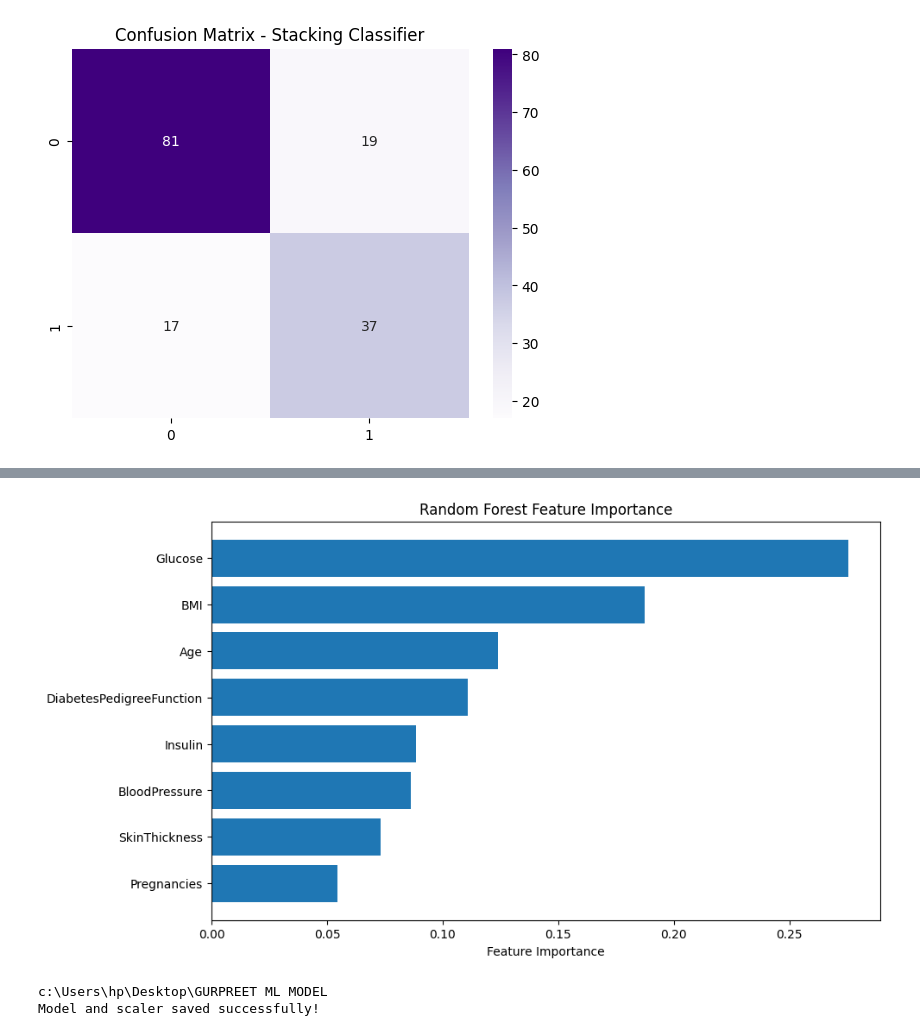
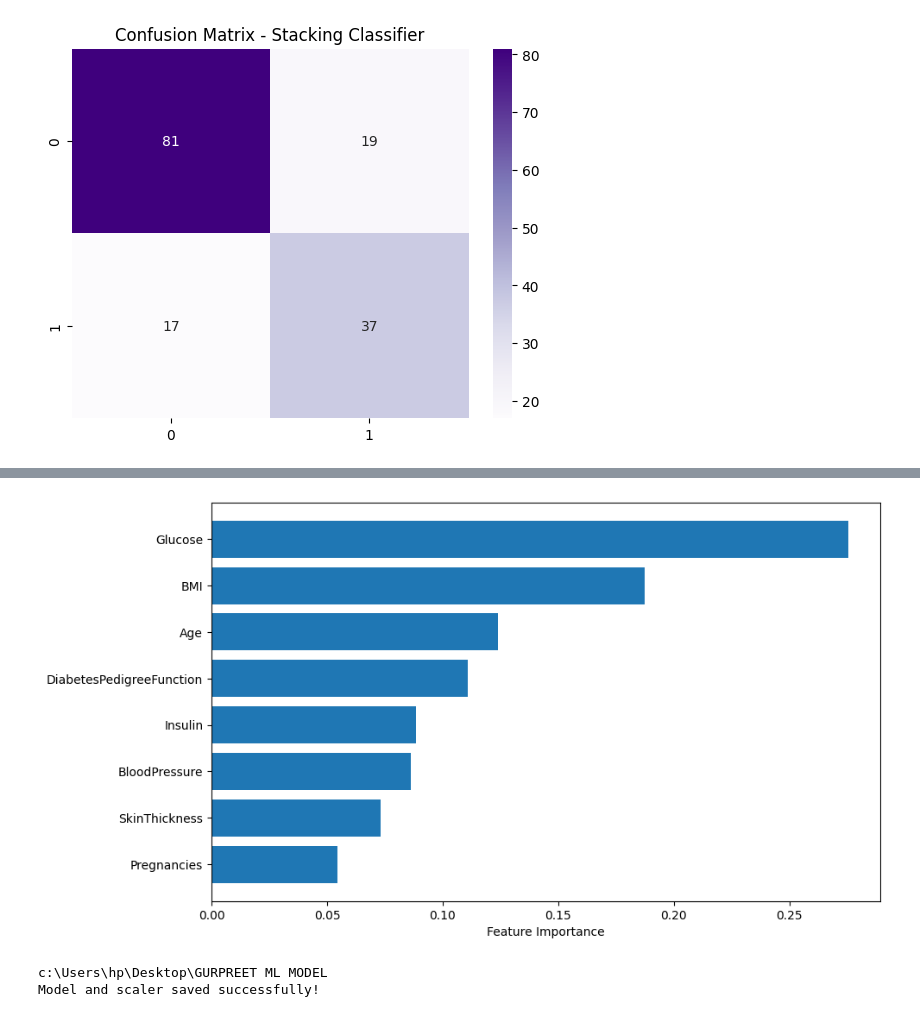
Before and after one commit to gurpreet2007/Heart_Disease_Prediction, a Jupyter notebook: notebook/diabetesExploration.ipynb, the cells around one changed output, grey strips where cells are left out. Drawn from its saved outputs; the diff is of its cells as text; code cells hidden in the pictures.

```diff
--- a/notebook/diabetesExploration.ipynb
+++ b/notebook/diabetesExploration.ipynb
@@ -595,14 +594,13 @@ plt.show()
 # %%
 importances = rf_best.feature_importances_
 indices = np.argsort(importances)
 
 plt.figure(figsize=(10, 6))
 plt.barh(np.array(X.columns)[indices], importances[indices])
 plt.xlabel("Feature Importance")
-plt.title("Random Forest Feature Importance")
 plt.show()
 # %% [output]
-[figure, old version]
+[figure, new version]
 # %%
 import os
 from pathlib import Path
```
Also changed, not shown: parts of 5 cells of this notebook, 26 other files.
